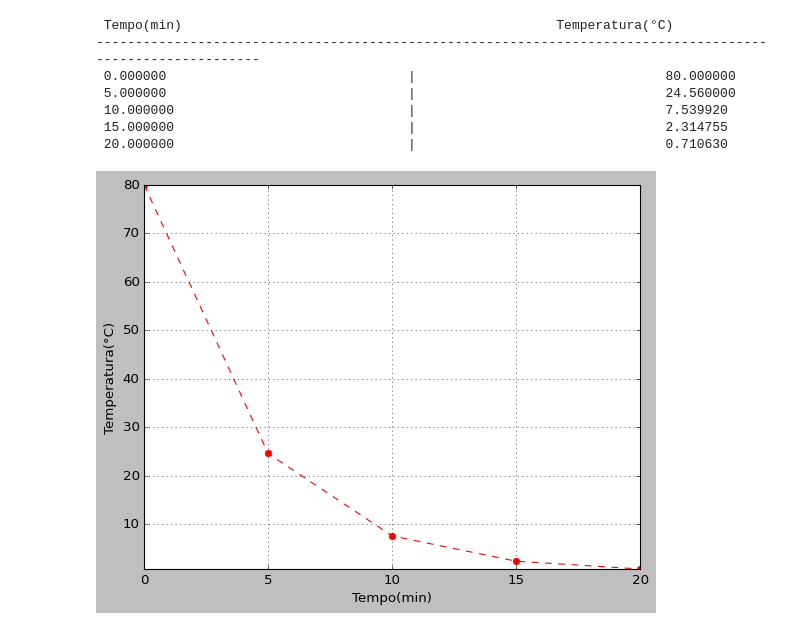
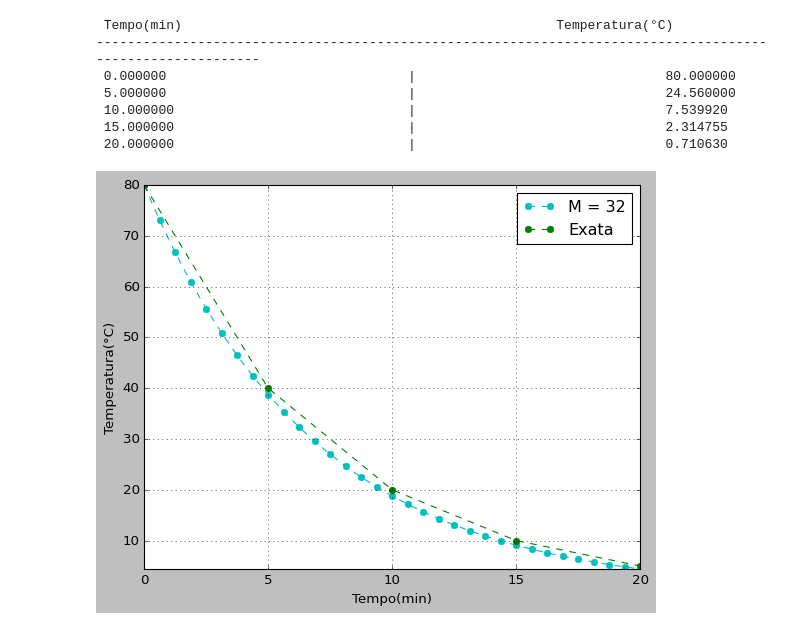
Before and after one commit to StormBreaker1726/MAC026, a Jupyter notebook: Lei_Resfriamento_(AULA01_PVI).ipynb, the cells around one changed output. Drawn from its saved outputs; the diff is of its cells as text; code cells hidden in the pictures.

```diff
--- a/Lei_Resfriamento_(AULA01_PVI).ipynb
+++ b/Lei_Resfriamento_(AULA01_PVI).ipynb
@@ -95,11 +155,52 @@ for i in range(len(y)):
+# %%
+# Preparando dados para plotagem
+
+t = np.zeros(len(y))
+
+for i in range(len(y)):
+    t[i] = i*h
+
+t1 = np.zeros(len(y1))
+
+for i in range(len(y1)):
+    t1[i] = i*h1
+
+t2 = np.zeros(len(y2))
+
+for i in range(len(y2)):
+    t2[i] = i*h2
+
+t3 = np.zeros(len(y3))
+
+for i in range(len(y3)):
+    t3[i] = i*h3
+
+t4 = np.zeros(len(y4))
+
+for i in range(len(y4)):
+    t4[i] = i*h4
+
+t5 = np.zeros(len(y5))
+
+for i in range(len(y5)):
+    t5[i] = i*h5
 # %%
 # Plotando o gráfico
 
+## Solução Aproximada + Exata
 with plt.style.context('classic'):
     plt.grid(True)
     plt.xlabel("Tempo(min)")
     plt.ylabel("Temperatura(°C)")
-    plt.plot(t,y, 'r--o')
+
+    #plt.plot(t,y, 'r--o', label="M = 4")
+    #plt.plot(t1,y1, 'b--o', label="M = 8")
+    #plt.plot(t2,y2, 'm--o', label="M = 16")
+    plt.plot(t3,y3, 'c--o', label="M = 32")
+    #plt.plot(t5,y5, 'y--o', label="M = 128")
+
+    plt.plot(t,theta(t), 'g--o', label="Exata")
+    plt.legend(loc="upper right")
 plt.show()
 # %% [output]
-[figure, old version]
+[figure, new version]
```
Also changed, not shown: parts of 8 cells of this notebook.
